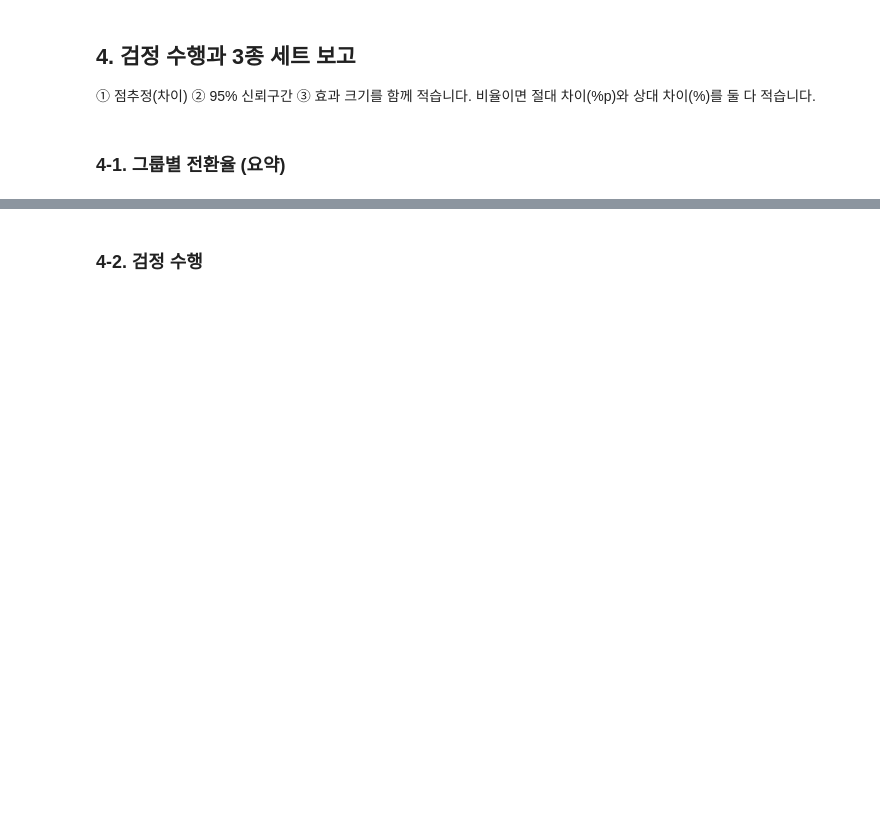
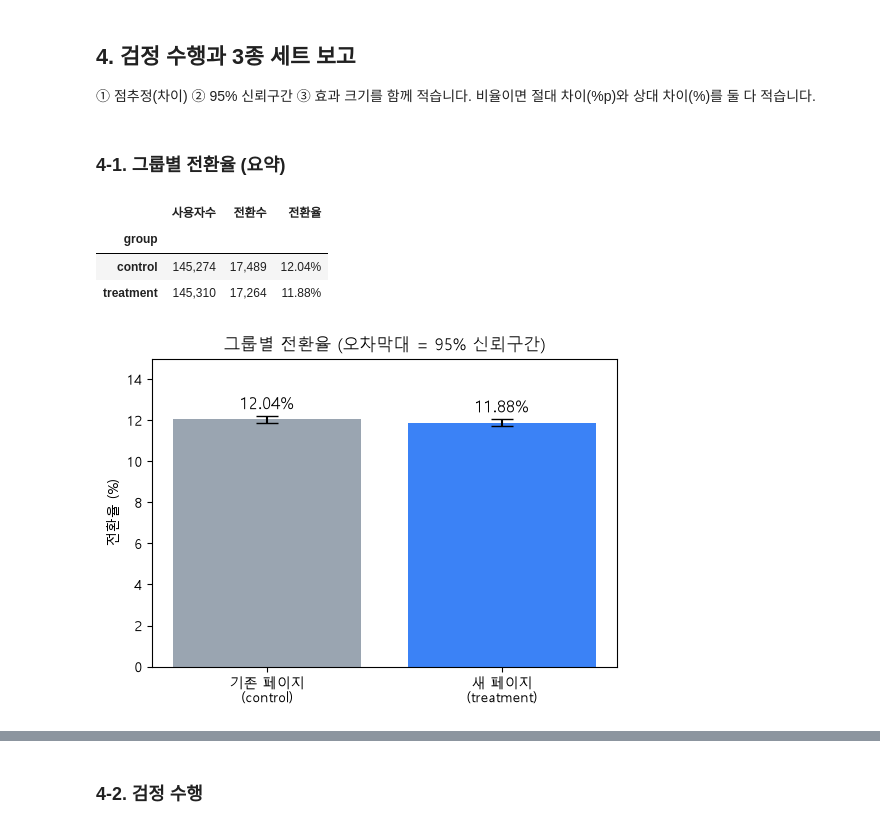
Before and after one commit to killua03400-coder/02.-EDA-Basic, a Jupyter notebook: 통계적 검정과 인과추론_종합과제/ab_test_analysis.ipynb, the cells around one changed output, grey strips where cells are left out. Drawn from its saved outputs; the diff is of its cells as text; code cells hidden in the pictures; blank space fills up the shorter version.

```diff
--- a/통계적 검정과 인과추론_종합과제/ab_test_analysis.ipynb
+++ b/통계적 검정과 인과추론_종합과제/ab_test_analysis.ipynb
@@ -188,4 +209,29 @@ ALTERNATIVE = None    # TODO: 'two-sided'(양측) 또는 'larger'(새 페이지
 # %% [markdown]
 ### 4-1. 그룹별 전환율 (요약)
 # %%
-# TODO: 2단계 가설을 정한 뒤에 실행합니다
+# 그룹별 사용자 수, 전환 수, 전환율
+summary = (df.groupby('group')['converted']
+             .agg(사용자수='count', 전환수='sum', 전환율='mean')
+             .loc[['control', 'treatment']])
+summary.style.format({'사용자수': '{:,}', '전환수': '{:,}', '전환율': '{:.2%}'})
+# %% [output]
+|  | 사용자수 | 전환수 | 전환율 |
+| group |  |  |  |
+| control | 145,274 | 17,489 | 12.04% |
+| treatment | 145,310 | 17,264 | 11.88% |
+# %%
+# 그룹별 전환율 막대그래프 (오차막대 = 95% 신뢰구간)
+rate = summary['전환율']
+se = np.sqrt(rate * (1 - rate) / summary['사용자수'])   # 비율의 표준오차
+
+fig, ax = plt.subplots(figsize=(6, 4))
+labels = ['기존 페이지\n(control)', '새 페이지\n(treatment)']
+ax.bar(labels, rate * 100, yerr=1.96 * se * 100, capsize=8, color=['#9aa5b1', '#3b82f6'])
+for i, v in enumerate(rate * 100):
+    ax.text(i, v + 0.5, f'{v:.2f}%', ha='center', fontsize=12)
+ax.set_ylim(0, 15)
+ax.set_ylabel('전환율 (%)')
+ax.set_title('그룹별 전환율 (오차막대 = 95% 신뢰구간)')
+plt.show()
+# %% [output]
+[figure, added]
```
Also changed, not shown: parts of 18 cells of this notebook.
